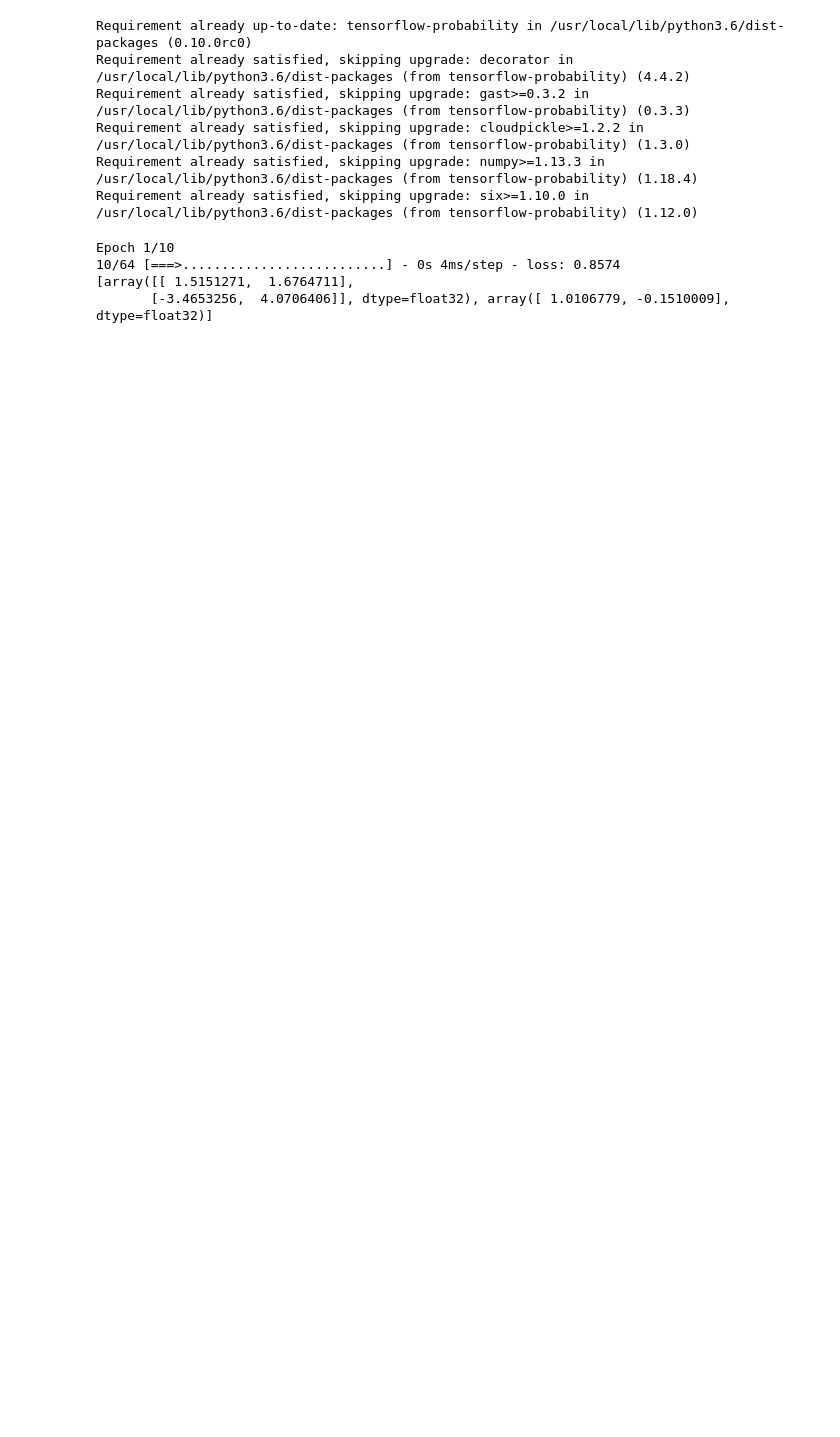
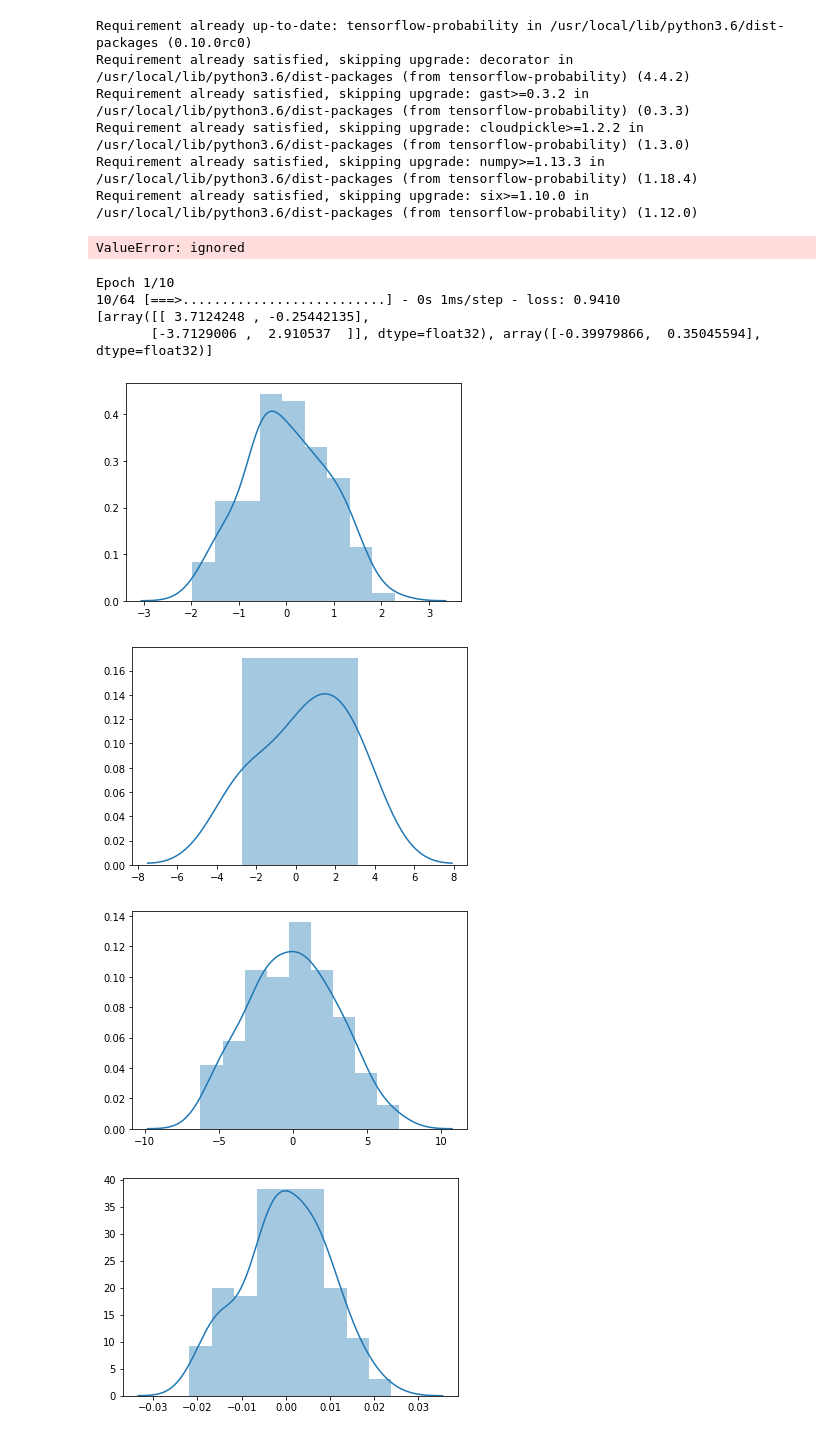
Before and after one commit to thanit456/BayesianNetwork, a Jupyter notebook: propablistic_model_playground.ipynb, the cells around one changed output. Saved outputs shown, nothing was run; the diff lists cells and outputs as text; code cells hidden in the pictures; blank space fills up the shorter version.

Commit message:
add some visualization to make me clear the goal of independent bernoulli model

```diff
--- a/propablistic_model_playground.ipynb
+++ b/propablistic_model_playground.ipynb
@@ -26,7 +26,7 @@ x = tfp.distributions.Normal(loc=0, scale=1).sample([n, 2])
 eps = tfp.distributions.Normal(loc=0, scale=scale_noise).sample([n, 2])
 y = tfp.distributions.Bernoulli(logits=tf.reshape(
     tf.matmul(x, scale_tril) + eps,
-    shape=[n, 1, 2, 1]
+    shape=[n, 2]
 )).sample()
 # %%
 event_shape = y.shape[1:].as_list()
@@ -38,6 +38,10 @@ model = Sequential([
 model.compile(optimizer=Adam(learning_rate=0.5),
               loss=lambda y, model: -model.log_prob(y),
               metrics=[])
+# %%
+model.summary()
+# %% [output]
+ValueError: ignored
 # %%
 batch_size=100
 model.fit(x, y,
@@ -48,6 +52,32 @@ model.fit(x, y,
 print(model.get_weights())
 # %% [output]
 Epoch 1/10
-10/64 [===>..........................] - 0s 4ms/step - loss: 0.8574
-[array([[ 1.5151271,  1.6764711],
-       [-3.4653256,  4.0706406]], dtype=float32), array([ 1.0106779, -0.1510009], dtype=float32)]
+10/64 [===>..........................] - 0s 1ms/step - loss: 0.9410
+[array([[ 3.7124248 , -0.25442135],
+       [-3.7129006 ,  2.910537  ]], dtype=float32), array([-0.39979866,  0.35045594], dtype=float32)]
+# %%
+import seaborn as sns
+import matplotlib.pyplot as plt
+
+sns.distplot(x)
+plt.show()
+
+sns.distplot(scale_tril)
+plt.show()
+
+sns.distplot(tf.matmul(x, scale_tril))
+plt.show()
+
+sns.distplot(eps)
+plt.show()
+
+sns.distplot(tf.matmul(x,scale_tril) + eps)
+plt.show()
+
+
+# y_pred = model.predict(x)
+# %% [output]
+[figure, added]
+[figure, added]
+[figure, added]
+[figure, added]
```
Also changed, not shown: parts of 3 cells of this notebook.
